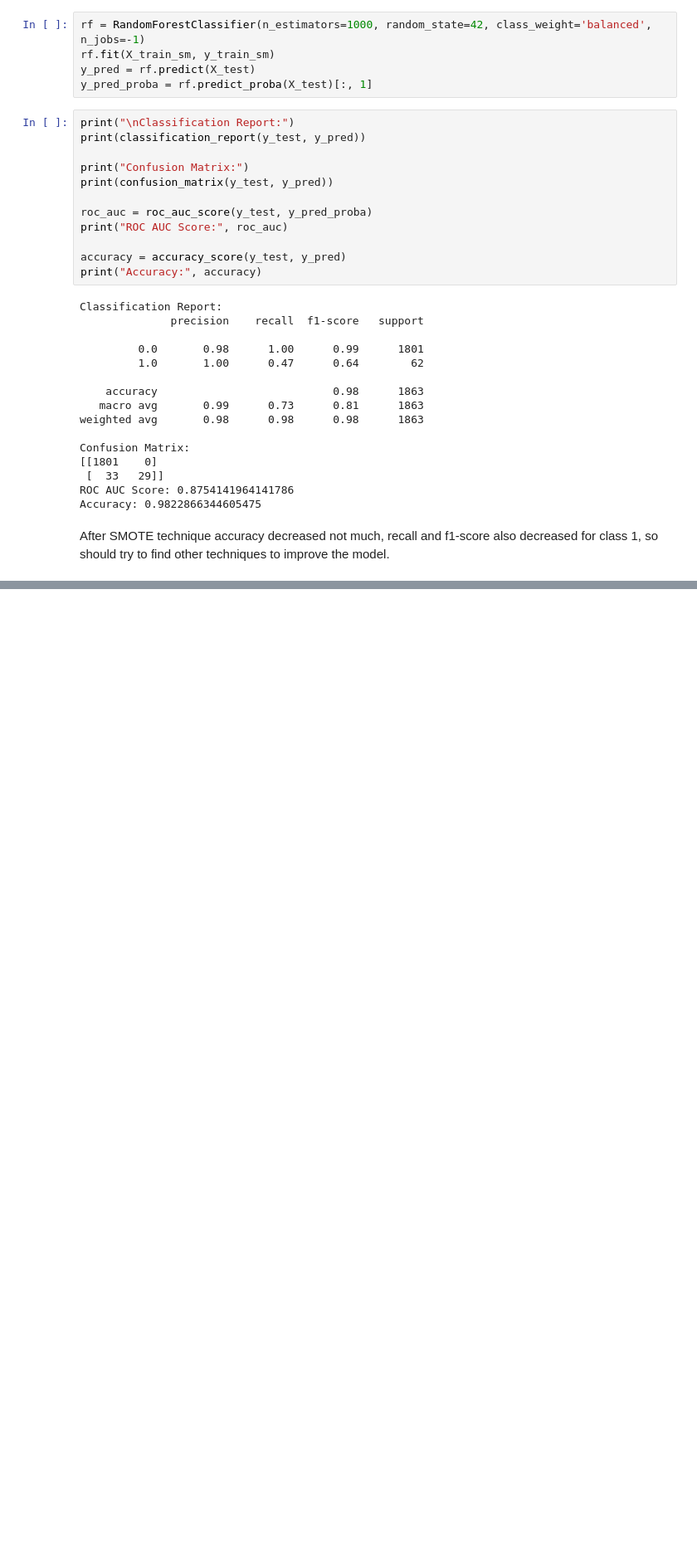
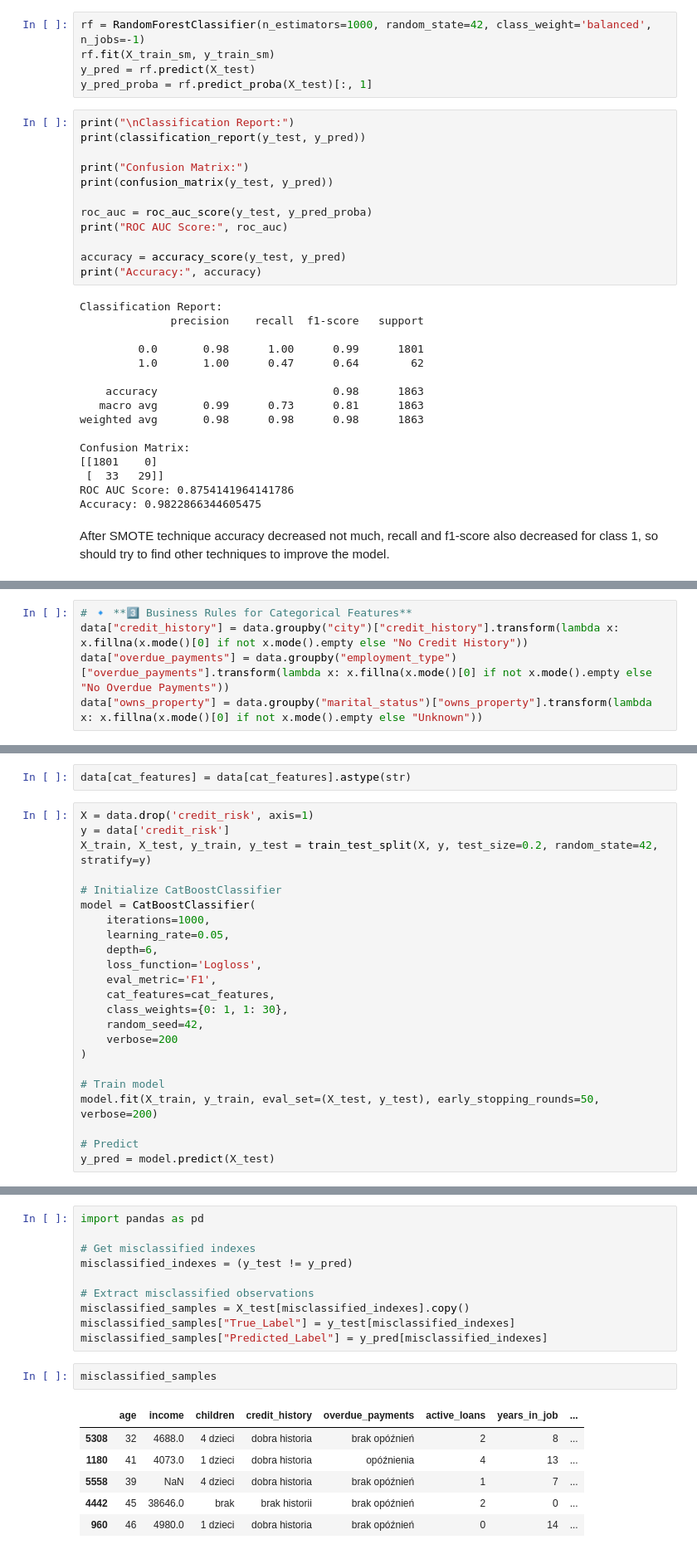
Before and after one commit to davydantoniuk/credit-risk-classifier, a Jupyter notebook: client_classifier.ipynb, the cells around one changed output, grey strips where cells are left out. Shown: that part at 83% size. Saved outputs shown, nothing was run; the diff lists cells and outputs as text; blank space fills up the shorter version.

Commit message:
CatBoost model

```diff
--- a/client_classifier.ipynb
+++ b/client_classifier.ipynb
@@ -478,0 +503,5 @@ After SMOTE technique accuracy decreased not much, recall and f1-score also decr
+# %%
+# 🔹 **3️⃣ Business Rules for Categorical Features**
+data["credit_history"] = data.groupby("city")["credit_history"].transform(lambda x: x.fillna(x.mode()[0] if not x.mode().empty else "No Credit History"))
+data["overdue_payments"] = data.groupby("employment_type")["overdue_payments"].transform(lambda x: x.fillna(x.mode()[0] if not x.mode().empty else "No Overdue Payments"))
+data["owns_property"] = data.groupby("marital_status")["owns_property"].transform(lambda x: x.fillna(x.mode()[0] if not x.mode().empty else "Unknown"))
@@ -478,0 +527,25 @@ After SMOTE technique accuracy decreased not much, recall and f1-score also decr
+# %%
+data[cat_features] = data[cat_features].astype(str)
+# %%
+X = data.drop('credit_risk', axis=1)
+y = data['credit_risk']
+X_train, X_test, y_train, y_test = train_test_split(X, y, test_size=0.2, random_state=42, stratify=y)
+
+# Initialize CatBoostClassifier
+model = CatBoostClassifier(
+    iterations=1000,
+    learning_rate=0.05,
+    depth=6,
+    loss_function='Logloss',
+    eval_metric='F1',
+    cat_features=cat_features,
+    class_weights={0: 1, 1: 30},
+    random_seed=42,
+    verbose=200
+)
+
+# Train model
+model.fit(X_train, y_train, eval_set=(X_test, y_test), early_stopping_rounds=50, verbose=200)
+
+# Predict
+y_pred = model.predict(X_test)
@@ -478,0 +597,19 @@ After SMOTE technique accuracy decreased not much, recall and f1-score also decr
+# %%
+import pandas as pd
+
+# Get misclassified indexes
+misclassified_indexes = (y_test != y_pred)
+
+# Extract misclassified observations
+misclassified_samples = X_test[misclassified_indexes].copy()
+misclassified_samples["True_Label"] = y_test[misclassified_indexes]
+misclassified_samples["Predicted_Label"] = y_pred[misclassified_indexes]
+# %%
+misclassified_samples
+# %% [output]
+|  | age | income | children | credit_history | overdue_payments | active_loans | years_in_job | ... |
+| 5308 | 32 | 4688.0 | 4 dzieci | dobra historia | brak opóźnień | 2 | 8 | ... |
+| 1180 | 41 | 4073.0 | 1 dzieci | dobra historia | opóźnienia | 4 | 13 | ... |
+| 5558 | 39 | NaN | 4 dzieci | dobra historia | brak opóźnień | 1 | 7 | ... |
+| 4442 | 45 | 38646.0 | brak | brak historii | brak opóźnień | 2 | 0 | ... |
+| 960 | 46 | 4980.0 | 1 dzieci | dobra historia | brak opóźnień | 0 | 14 | ... |
```
Also changed, not shown: parts of 6 cells of this notebook.
